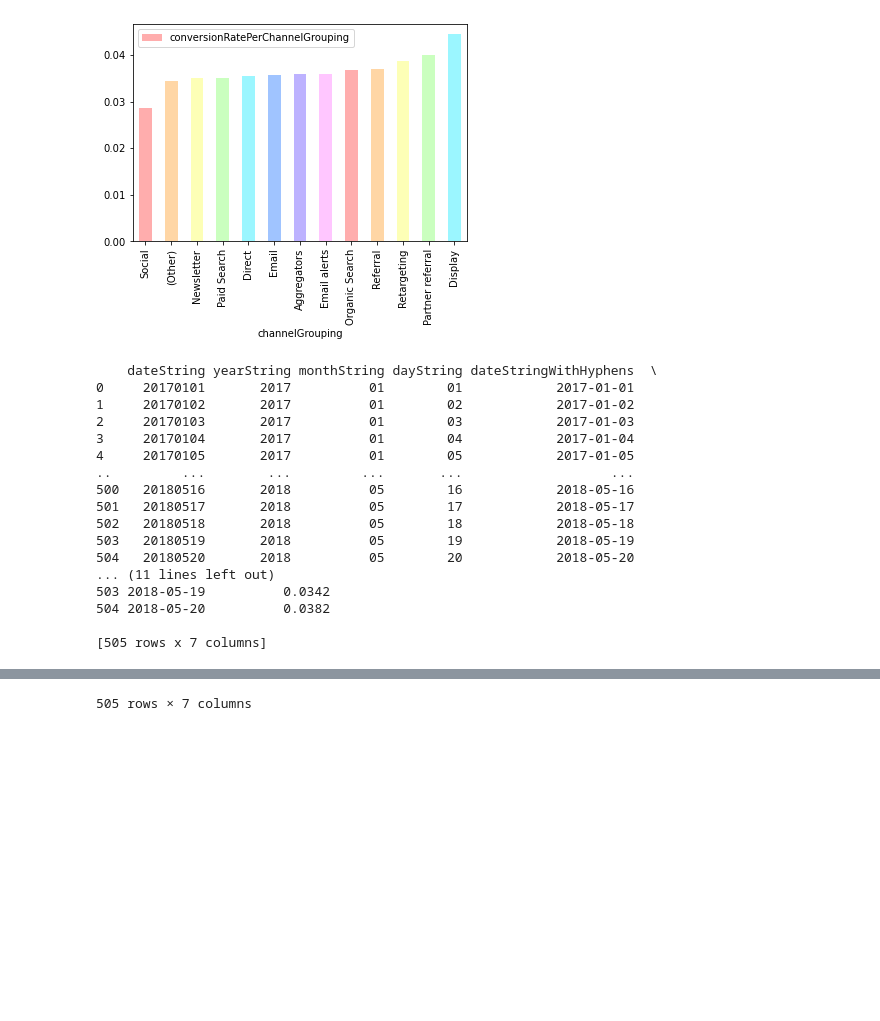
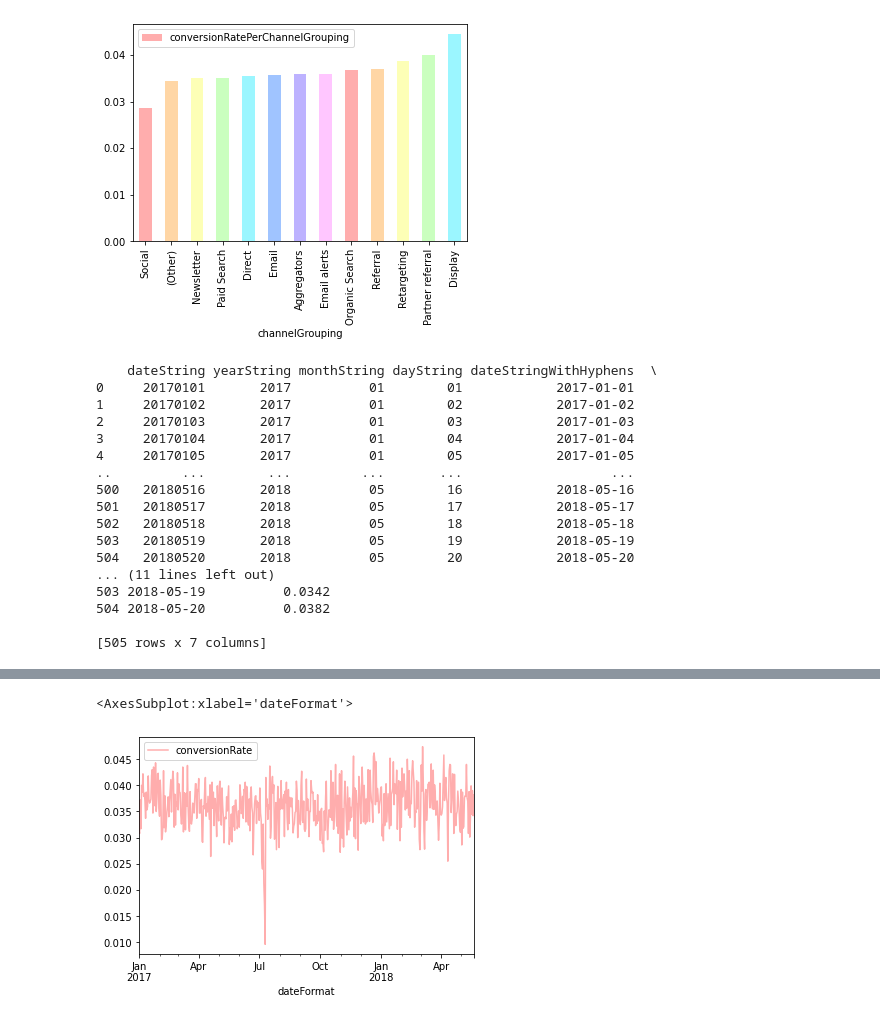
Before and after one commit to Coletterbox/More-BigQuery-with-Python, a Jupyter notebook: queriesWithGraphs3.ipynb, the cells around one changed output, grey strips where cells are left out. Cells and saved outputs as stored; diff of their text form; code cells hidden in the pictures; blank space fills up the shorter version.

Commit message:
Ostensibly get date converted and line graph working

```diff
--- a/queriesWithGraphs3.ipynb
+++ b/queriesWithGraphs3.ipynb
@@ -241,7 +241,7 @@ query8 = """
     GROUP BY dateString, yearString, monthString, dayString, dateStringWithHyphens, dateFormat
     ORDER BY dateString ASC
 """
-runQuery(query8)
+runQuery(query8).plot.line(x='dateFormat', y='conversionRate', color=singleColorArray)
 # %% [output]
     dateString yearString monthString dayString dateStringWithHyphens  \
 0     20170101       2017          01        01            2017-01-01
@@ -275,3 +263,4 @@ runQuery(query8)
-505 rows × 7 columns
+<AxesSubplot:xlabel='dateFormat'>
+[figure, added]
 # %%
 # #legacySQL
```
Also changed, not shown: parts of 1 cell of this notebook.
